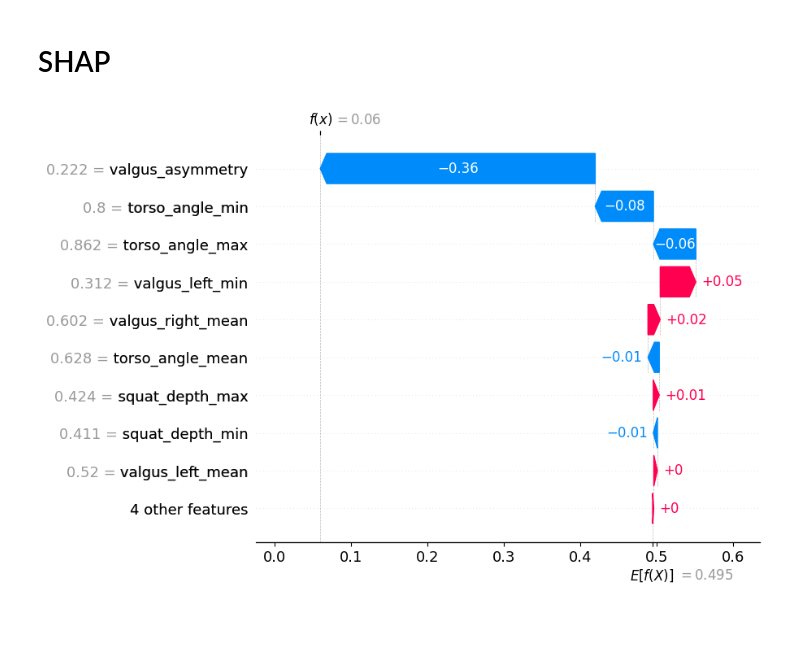
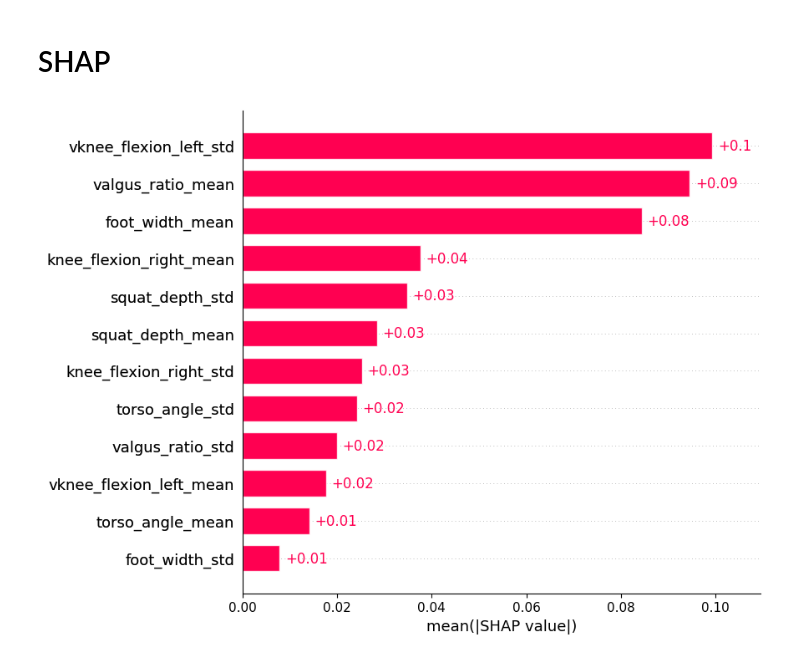
Before and after one commit to perujuice/BScThesis, a Jupyter notebook: models/rf-bioFeatures.ipynb, the cells around one changed output. Cells and saved outputs as stored; diff of their text form; code cells hidden in the pictures; blank space fills up the shorter version.

```diff
--- a/models/rf-bioFeatures.ipynb
+++ b/models/rf-bioFeatures.ipynb
@@ -229,33 +249,49 @@ plt.show()
 # %% [markdown]
 # SHAP
-# %%
-import shap
-
-
-# Use TreeExplainer for RandomForest
-explainer = shap.TreeExplainer(best_rf)
-
-# Compute SHAP values for the test set
-shap_values = explainer.shap_values(X_test)  # List with 2 arrays: [class0, class1]
-
-# Use only the SHAP values for class 1 (good squat)
-shap_values_class1 = shap_values[:, :, 1]  # shape = (76, 13)
-
-# Choose the sample you want to explain
-i = 69 # You can try any index from 0 to 75
-
-# Extract class 1 SHAP values for sample i
-shap_vals_i = shap_values[i, :, 1]
-
-# Create Explanation object
-explanation = shap.Explanation(
-    values=shap_vals_i,
-    base_values=explainer.expected_value[1],  # class 1 baseline
-    data=X_test.iloc[i],
-    feature_names=X_test.columns
-)
-
-# Plot waterfall
-shap.plots.waterfall(explanation)
-# %% [output]
-[figure, removed]
+# %%
+import shap
+import joblib
+import matplotlib.pyplot as plt
+
+seed = seeds[0]  # or any seed from your evaluation list
+set_seed(seed)
+
+
+X_train, X_test, y_train, y_test = train_test_split(
+    X, y, test_size=0.2, stratify=y, random_state=seed
+)
+
+
+# Feature names (must match exactly)
+feature_names = [
+    "vknee_flexion_left_mean", "vknee_flexion_left_std",
+    "knee_flexion_right_mean", "knee_flexion_right_std",
+    "valgus_ratio_mean", "valgus_ratio_std",
+    "torso_angle_mean", "torso_angle_std",
+    "squat_depth_mean", "squat_depth_std",
+    "foot_width_mean", "foot_width_std"
+]
+
+# Load the trained Random Forest model
+rf_model = joblib.load("trained_models/rf_model_bio_features.pkl")
+
+# Create a properly labeled DataFrame
+X_sample = pd.DataFrame(X_train, columns=feature_names)  # full
+
+
+# Use SHAP's new explainer
+explainer = shap.Explainer(rf_model, X_sample)
+shap_values = explainer(X_sample)
+
+# Use only SHAP values for class 1 (index 1) - Bad squats
+shap_values_class1 = shap_values.values[:, :, 0]
+
+# Plot global bar chart
+shap.plots.bar(shap.Explanation(
+    values=shap_values_class1,
+    base_values=shap_values.base_values[:, 0],
+    data=X_sample.values,
+    feature_names=X_sample.columns
+), max_display=12)
+# %% [output]
+[figure, added]
```
Also changed, not shown: parts of 6 cells of this notebook, 5 other files.
